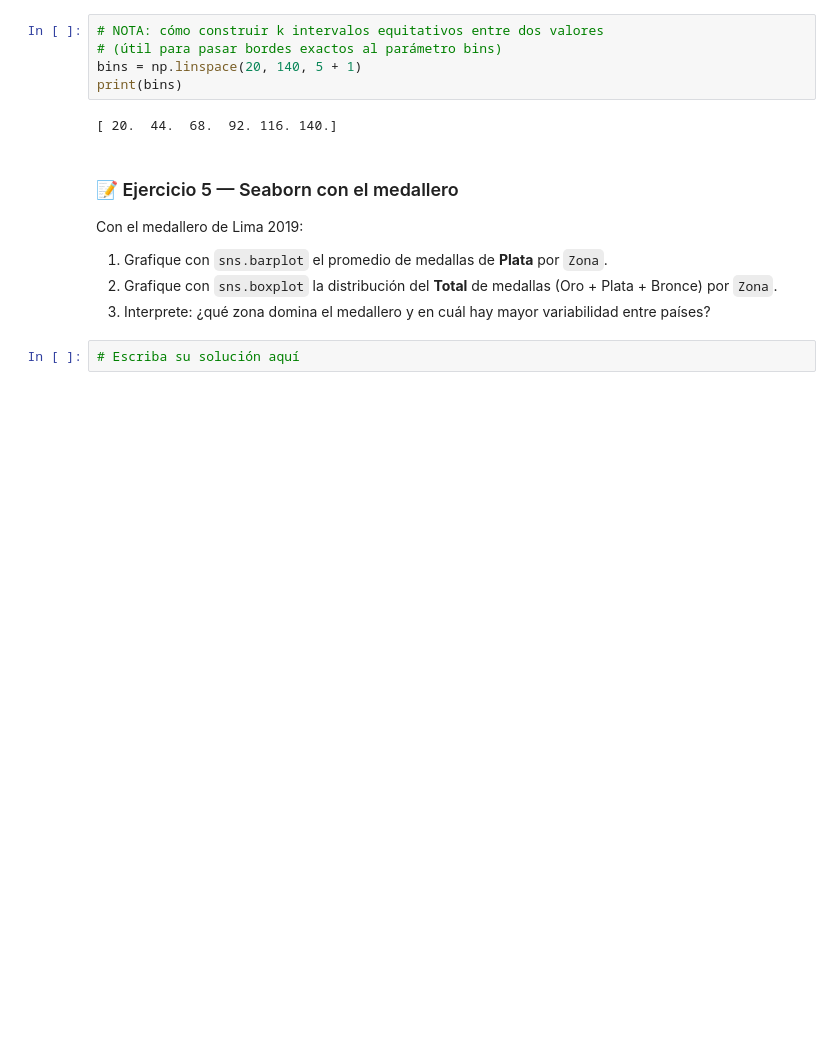
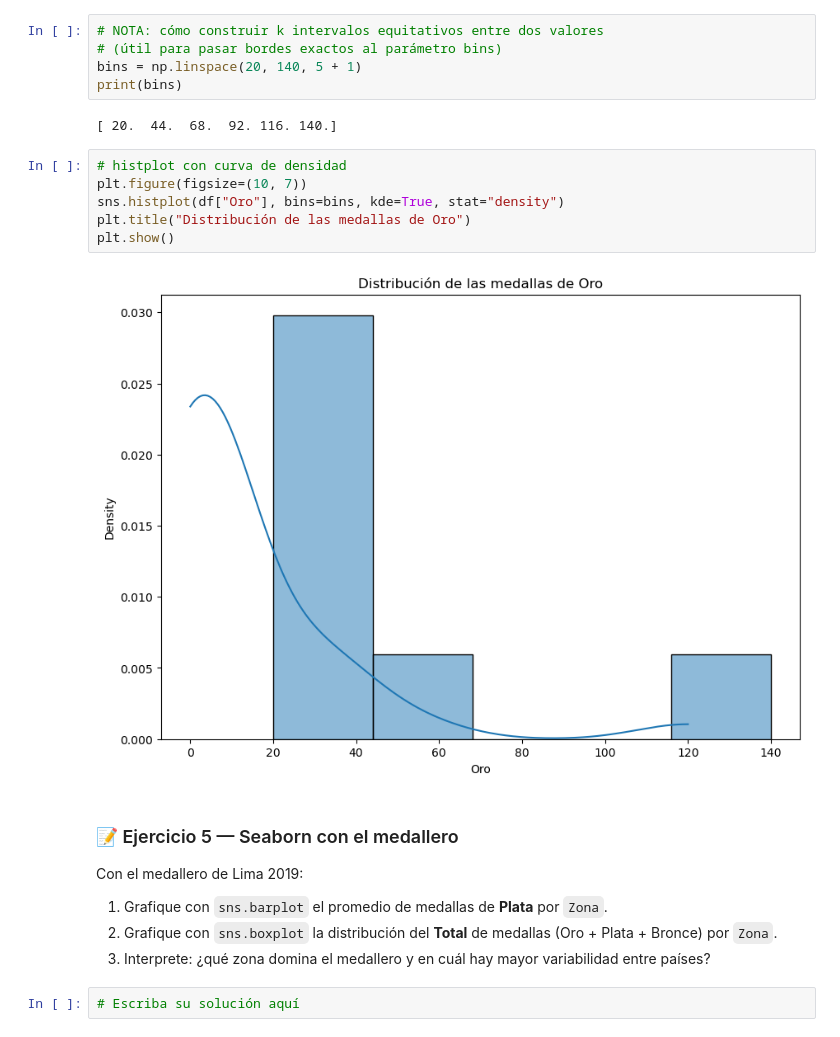
Before and after one commit to jgomezz/cpe_ciencia_datos_python_2026, a Jupyter notebook: mod2_estadistica_y_visualizacion/semana_04_advanced_visualization.ipynb, the cells around one changed output. Drawn from its saved outputs; the diff is of its cells as text; blank space fills up the shorter version.

```diff
--- a/mod2_estadistica_y_visualizacion/semana_04_advanced_visualization.ipynb
+++ b/mod2_estadistica_y_visualizacion/semana_04_advanced_visualization.ipynb
@@ -745,6 +750,14 @@ bins = np.linspace(20, 140, 5 + 1)
 print(bins)
 # %% [output]
 [ 20.  44.  68.  92. 116. 140.]
+# %%
+# histplot con curva de densidad
+plt.figure(figsize=(10, 7))
+sns.histplot(df["Oro"], bins=bins, kde=True, stat="density")
+plt.title("Distribución de las medallas de Oro")
+plt.show()
+# %% [output]
+[figure, added]
 # %% [markdown]
 ### 📝 Ejercicio 5 — Seaborn con el medallero
 
```
Also changed, not shown: parts of 1 cell of this notebook.
